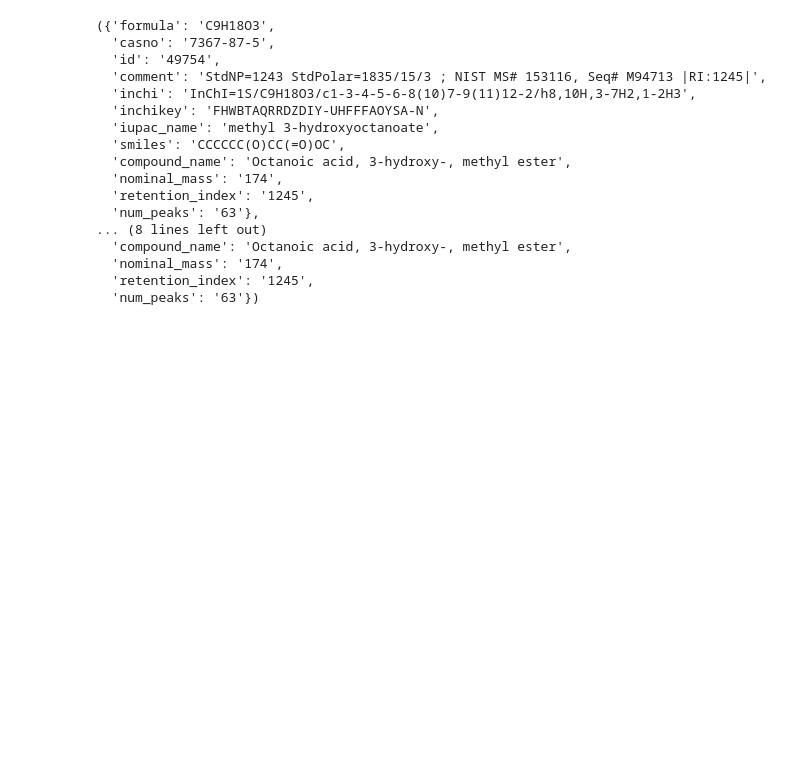
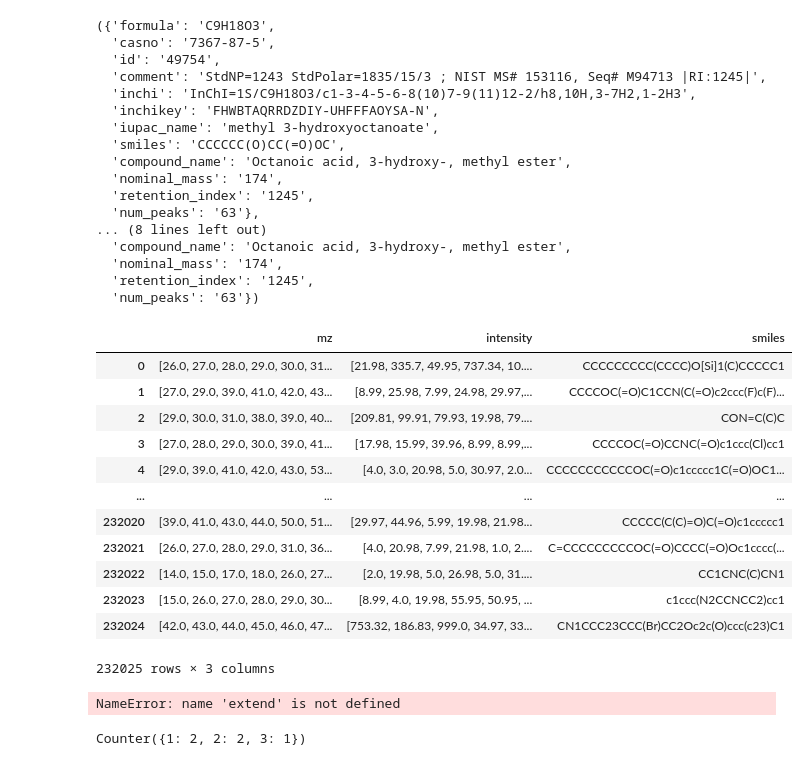
Before and after one commit to hejjack/SpecTRUM, a Jupyter notebook: notebooks/smaz_to.ipynb, the cells around one changed output. Cells and saved outputs as stored; diff of their text form; code cells hidden in the pictures; blank space fills up the shorter version.

```diff
--- a/notebooks/smaz_to.ipynb
+++ b/notebooks/smaz_to.ipynb
@@ -379,0 +388,20 @@ d[0].metadata, d[29218].metadata
+# %%
+# load train nist data
+nist_train_path = "../data/datasets/NIST/NIST_split_filip/train.jsonl"
+df_train = pd.read_json(nist_train_path, lines=True)
+
+df_train
+# %% [output]
+|  | mz | intensity | smiles |
+| 0 | [26.0, 27.0, 28.0, 29.0, 30.0, 31... | [21.98, 335.7, 49.95, 737.34, 10.... | CCCCCCCCC(CCCC)O[Si]1(C)CCCCC1 |
+| 1 | [27.0, 29.0, 39.0, 41.0, 42.0, 43... | [8.99, 25.98, 7.99, 24.98, 29.97,... | CCCCOC(=O)C1CCN(C(=O)c2ccc(F)c(F)... |
+| 2 | [29.0, 30.0, 31.0, 38.0, 39.0, 40... | [209.81, 99.91, 79.93, 19.98, 79.... | CON=C(C)C |
+| 3 | [27.0, 28.0, 29.0, 30.0, 39.0, 41... | [17.98, 15.99, 39.96, 8.99, 8.99,... | CCCCOC(=O)CCNC(=O)c1ccc(Cl)cc1 |
+| 4 | [29.0, 39.0, 41.0, 42.0, 43.0, 53... | [4.0, 3.0, 20.98, 5.0, 30.97, 2.0... | CCCCCCCCCCCOC(=O)c1ccccc1C(=O)OC1... |
+| ... | ... | ... | ... |
+| 232020 | [39.0, 41.0, 43.0, 44.0, 50.0, 51... | [29.97, 44.96, 5.99, 19.98, 21.98... | CCCCC(C(C)=O)C(=O)c1ccccc1 |
+| 232021 | [26.0, 27.0, 28.0, 29.0, 31.0, 36... | [4.0, 20.98, 7.99, 21.98, 1.0, 2.... | C=CCCCCCCCCOC(=O)CCCC(=O)Oc1cccc(... |
+| 232022 | [14.0, 15.0, 17.0, 18.0, 26.0, 27... | [2.0, 19.98, 5.0, 26.98, 5.0, 31.... | CC1CNC(C)CN1 |
+| 232023 | [15.0, 26.0, 27.0, 28.0, 29.0, 30... | [8.99, 4.0, 19.98, 55.95, 50.95, ... | c1ccc(N2CCNCC2)cc1 |
+| 232024 | [42.0, 43.0, 44.0, 45.0, 46.0, 47... | [753.32, 186.83, 999.0, 34.97, 33... | CN1CCC23CCC(Br)CC2Oc2c(O)ccc(c23)C1 |
+232025 rows × 3 columns
@@ -379,0 +413,12 @@ d[0].metadata, d[29218].metadata
+# %%
+# take all intensities
+all_intensities = []
+df_train.intensity.aggregate(sum, axis=0)
+# %% [output]
+NameError: name 'extend' is not defined
+# %%
+c = Counter()
+c.update([1,2,3, 1,2])
+c
+# %% [output]
+Counter({1: 2, 2: 2, 3: 1})
```
Also changed, not shown: parts of 3 cells of this notebook, 1 other file.
